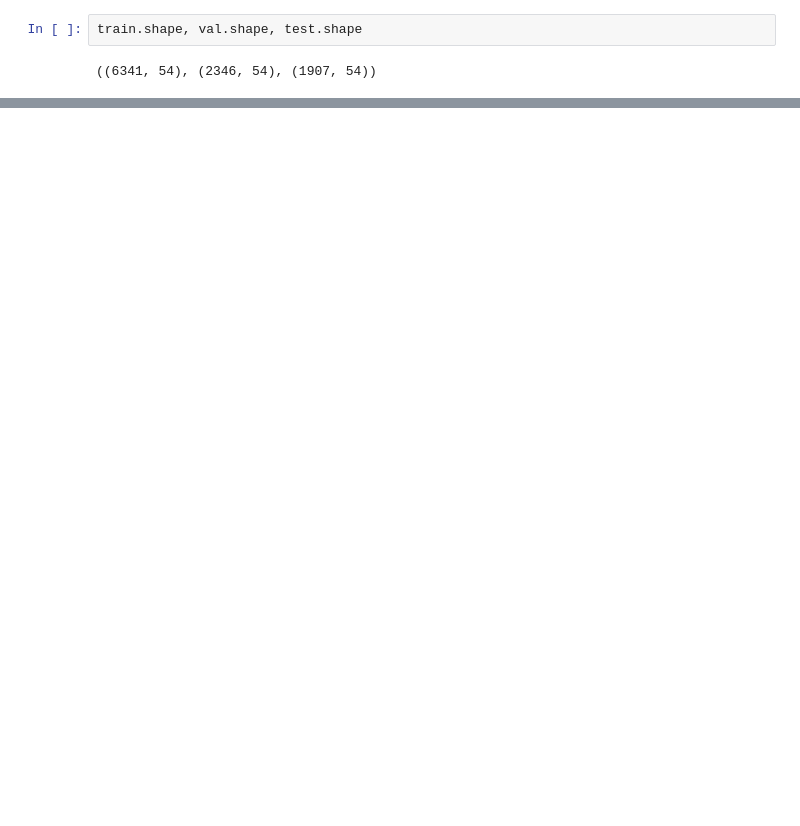
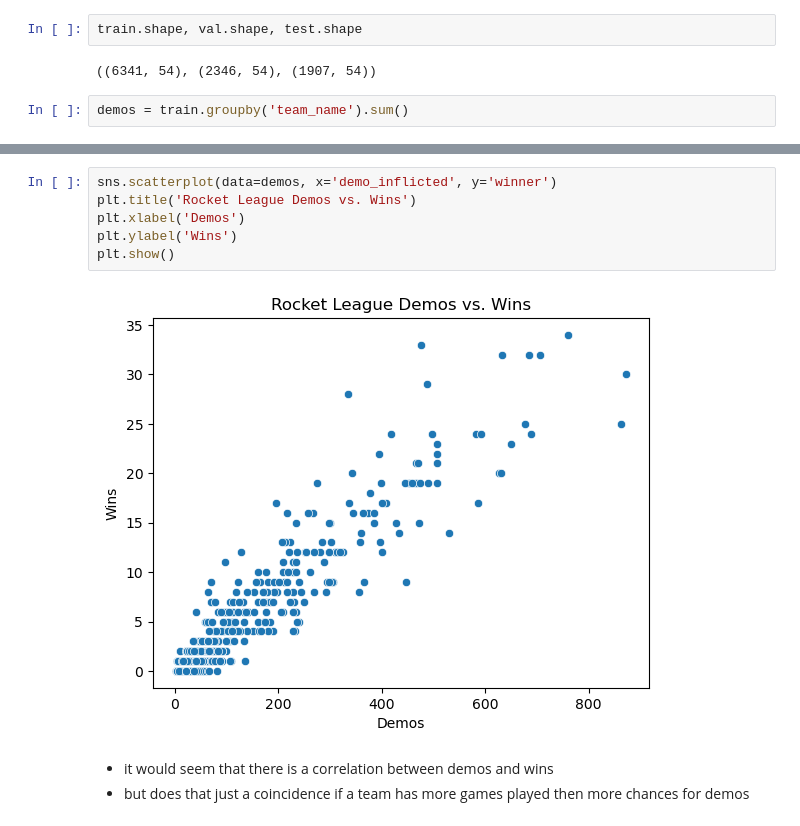
Before and after one commit to Jburch01/RLCS-Analysis-Predictions, a Jupyter notebook: explore.ipynb, the cells around one changed output, grey strips where cells are left out. Saved outputs shown, nothing was run; the diff lists cells and outputs as text; blank space fills up the shorter version.

```diff
--- a/explore.ipynb
+++ b/explore.ipynb
@@ -145,3 +147,5 @@ train
 train.shape, val.shape, test.shape
 # %% [output]
 ((6341, 54), (2346, 54), (1907, 54))
+# %%
+demos = train.groupby('team_name').sum()
@@ -147,0 +169,11 @@ train.shape, val.shape, test.shape
+# %%
+sns.scatterplot(data=demos, x='demo_inflicted', y='winner')
+plt.title('Rocket League Demos vs. Wins')
+plt.xlabel('Demos')
+plt.ylabel('Wins')
+plt.show()
+# %% [output]
+[figure, added]
+# %% [markdown]
+- it would seem that there is a correlation between demos and wins
+- but does that just a coincidence if a team has more games played then more chances for demos
```
Also changed, not shown: parts of 3 cells of this notebook.
